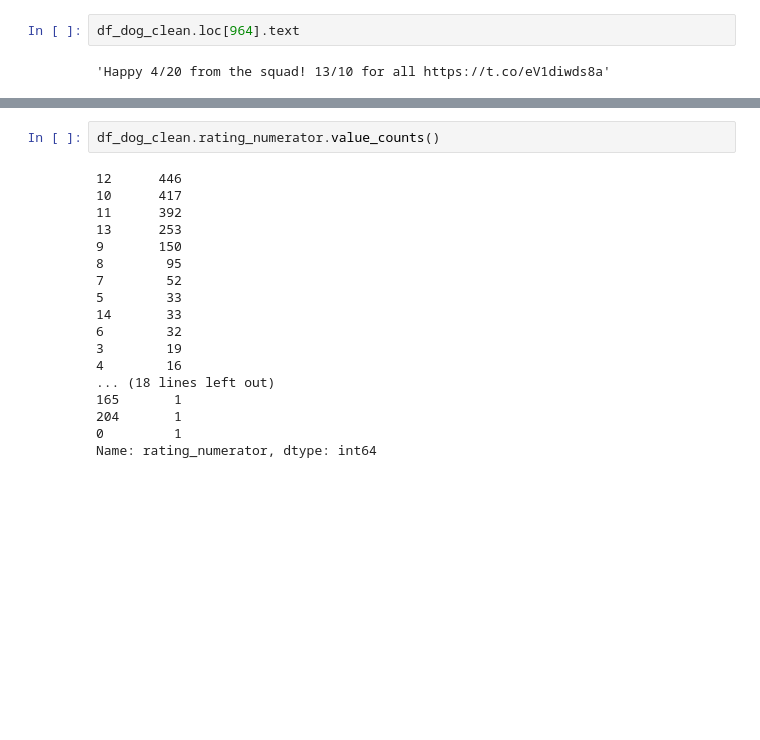
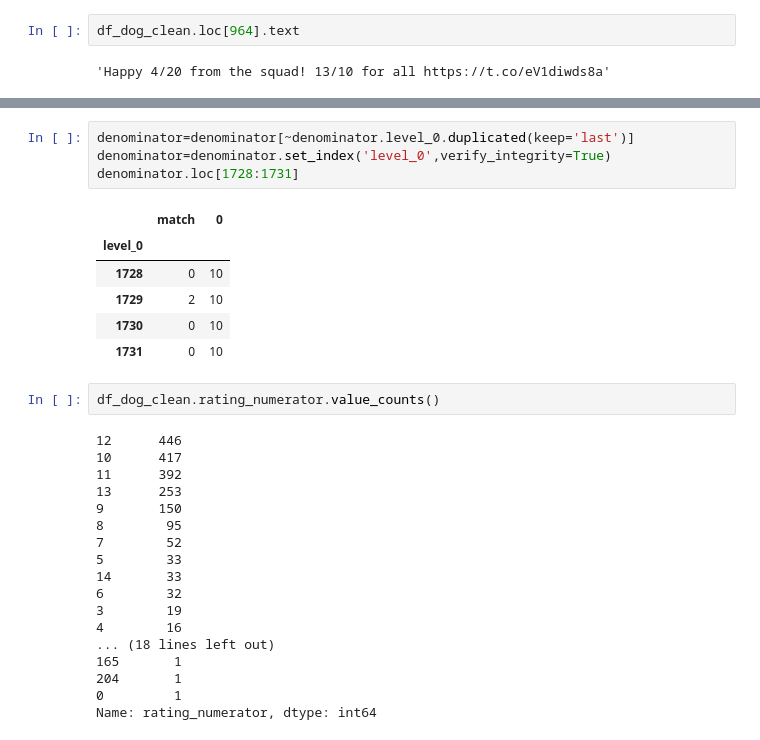
Before and after one commit to mccormd1/Analytics_Nanodegree, a Jupyter notebook: 3-Data Wrangling/Final_Project/wrangle_act.ipynb, the cells around one changed output, grey strips where cells are left out. Drawn from its saved outputs; the diff is of its cells as text; blank space fills up the shorter version.

```diff
--- a/3-Data Wrangling/Final_Project/wrangle_act.ipynb
+++ b/3-Data Wrangling/Final_Project/wrangle_act.ipynb
@@ -1160,3 +1185,14 @@ This highlights the multiple dog issue from another angle, when the
+# %%
+denominator=denominator[~denominator.level_0.duplicated(keep='last')]
+denominator=denominator.set_index('level_0',verify_integrity=True)
+denominator.loc[1728:1731]
+# %% [output]
+|  | match | 0 |
+| level_0 |  |  |
+| 1728 | 0 | 10 |
+| 1729 | 2 | 10 |
+| 1730 | 0 | 10 |
+| 1731 | 0 | 10 |
 # %%
 df_dog_clean.rating_numerator.value_counts()
 # %% [output]
```
Also changed, not shown: parts of 19 cells of this notebook.
